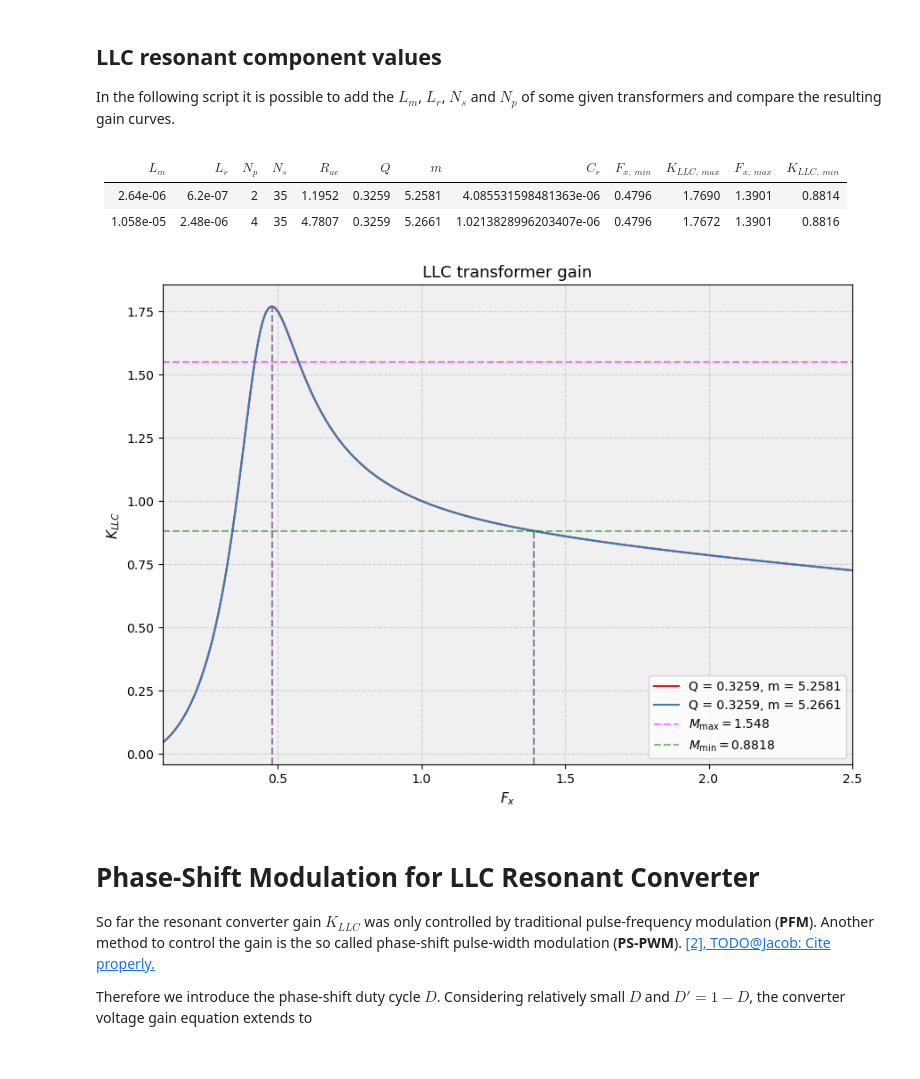
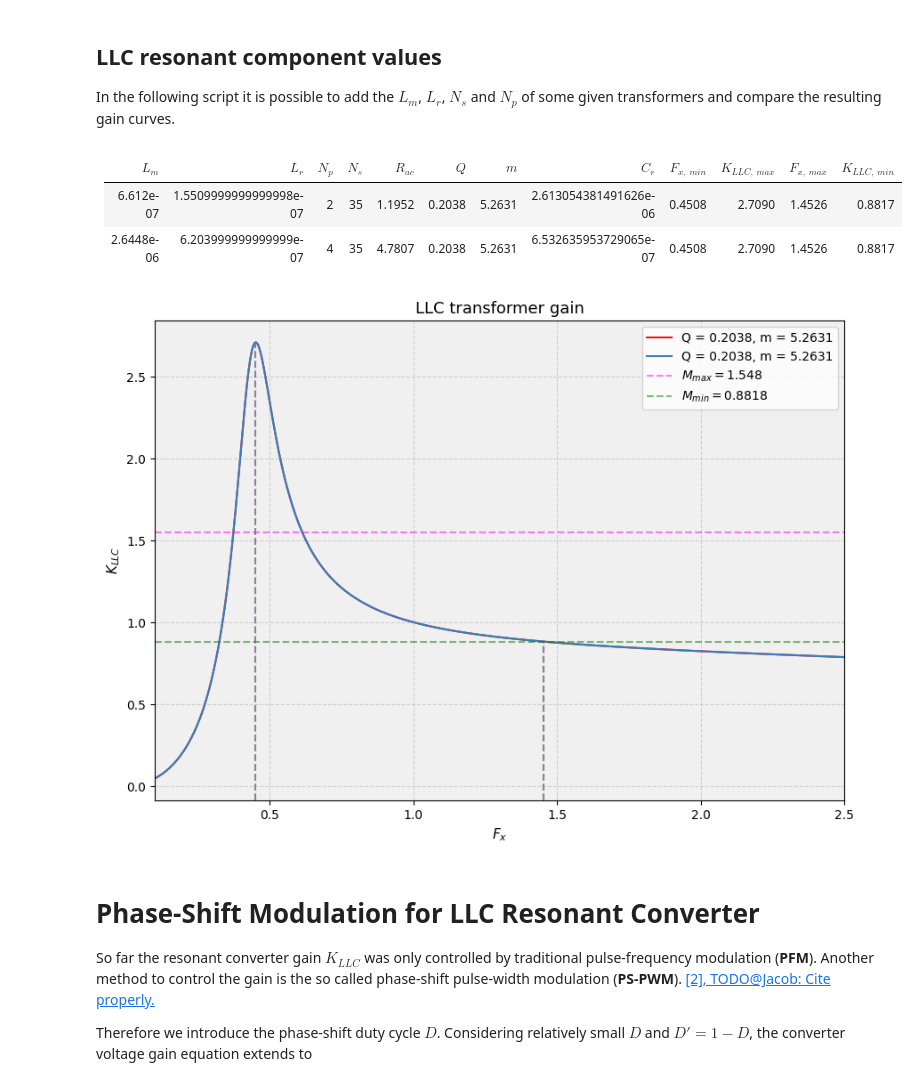
Before and after one commit to OpenCleanEnergy/OpenMI, a Jupyter notebook: simulation/llc-transformer/llc_transformer_design.ipynb, the cells around one changed output. Cells and saved outputs as stored; diff of their text form; code cells hidden in the pictures.

Commit message:
docs: Use values for two parallel LLC-transformer in jupyter notebook.

```diff
--- a/simulation/llc-transformer/llc_transformer_design.ipynb
+++ b/simulation/llc-transformer/llc_transformer_design.ipynb
@@ -666,13 +666,13 @@ In the following script it is possible to add the $L_m$, $L_r$, $N_s$ and $N_p$
 # The first values are for the WE-LLCR Resonant Converter 760895631: https://www.we-online.com/components/products/datasheet/760895631.pdf
 # The second values are for the WE-LLCR Resonant Converter 760895641: https://www.we-online.com/components/products/datasheet/760895641.pdf
 # TODO@Sebastian: Explain how do we get L_m and L_r values from the datasheet
-L_m_values = [2.64 * 10**(-6), 10.58 * 10**(-6)]
-L_r_values = [0.62 * 10**(-6), 2.48 * 10**(-6)]
+L_m_values = [0.6612 * 10**(-6), 2.6448 * 10**(-6)]
+L_r_values = [0.1551 * 10**(-6), 0.6204 * 10**(-6)]
 N_p_values = [2, 4]
 N_s_values = [35, 35]
 
 # Resonant frequency
-f_r = 100 * 10**3
+f_r = 250 * 10**3
 
 # Nominal bus voltage
 U_bus_nom = 425
@@ -746,42 +746,42 @@ display(Markdown(table_markdown))
 
 | $L_m$ | $L_r$ | $N_p$ | $N_s$ |$R_{ac}$| $Q$ | $m$ | $C_r$ |$F_{x,~min}$|$K_{LLC,~max}$|$F_{x,~max}$|$K_{LLC,~min}$|
 |-------|-------|-------|-------|--------|-----|-----|-------|------------|--------------|------------|--------------|
-| 2.64e-06        | 6.2e-07         | 2     | 35     | 1.1952 | 0.3259 | 5.2581 | 4.085531598481363e-06 | 0.4796          | 1.7690          | 1.3901          | 0.8814          |
-| 1.058e-05       | 2.48e-06        | 4     | 35     | 4.7807 | 0.3259 | 5.2661 | 1.0213828996203407e-06 | 0.4796          | 1.7672          | 1.3901          | 0.8816          |
+| 6.612e-07       | 1.5509999999999998e-07 | 2     | 35     | 1.1952 | 0.2038 | 5.2631 | 2.613054381491626e-06 | 0.4508          | 2.7090          | 1.4526          | 0.8817          |
+| 2.6448e-06      | 6.203999999999999e-07 | 4     | 35     | 4.7807 | 0.2038 | 5.2631 | 6.532635953729065e-07 | 0.4508          | 2.7090          | 1.4526          | 0.8817          |
 # %%
 # Create the plot for the resonant tank gain
 fig, axis = plt.subplots(figsize=(10, 7))
 
 gain_values = []
 
 for i in range(len(m_results)):
     gain_values = []
     color = plt.cm.Set1(i)
 
     for F_x_value in F_x_values:
         gain = K_LLC(Q_results[i], m_results[i], F_x_value)
         gain_values.append(gain)
 
     axis.plot(F_x_values, gain_values, label=f'Q = {round(Q_results[i], 4)}, m = {round(m_results[i], 4)}', color=color, alpha=1.0)
 
     axis.axvline(x=F_x_min_solutions[i], ymin=0, ymax=(K_LLC_max_values_solutions[i] - axis.get_ylim()[0]) / (axis.get_ylim()[1] - axis.get_ylim()[0]), linestyle='--', color=color, alpha=0.5)
     axis.axvline(x=F_x_max_solutions[i], ymin=0, ymax=(M_min - axis.get_ylim()[0]) / (axis.get_ylim()[1] - axis.get_ylim()[0]), linestyle='--', color=color, alpha=0.5)
 
 # Add a horizontal line for M_max and M_min
-axis.axhline(y=M_max, color='magenta', linestyle='--', label=f'$M_{{\max}} = {M_max}$', alpha=0.5)
-axis.axhline(y=M_min, color='green', linestyle='--', label=f'$M_{{\min}} = {M_min}$', alpha=0.5)
+axis.axhline(y=M_max, color='magenta', linestyle='--', label=f'$M_{{max}} = {M_max}$', alpha=0.5)
+axis.axhline(y=M_min, color='green', linestyle='--', label=f'$M_{{min}} = {M_min}$', alpha=0.5)
 
 axis.set_title(f'LLC transformer gain', fontsize=fontsize_plot_title)
 axis.set_xlabel('$F_x$', fontsize=fontsize_xlabel)
 axis.set_xlim(F_x_values[0], F_x_values[-1])
 axis.set_ylabel('$K_{LLC}$', fontsize=fontsize_ylabel)
 axis.legend()
 axis.grid(True, linestyle='--', alpha=alpha_plot_grid)
 axis.set_facecolor(background_color)
 
 plt.show()
 # %% [output]
-[figure, old version]
+[figure, new version]
 # %% [markdown]
 # Phase-Shift Modulation for LLC Resonant Converter
 
```
Also changed, not shown: parts of 3 cells of this notebook.
